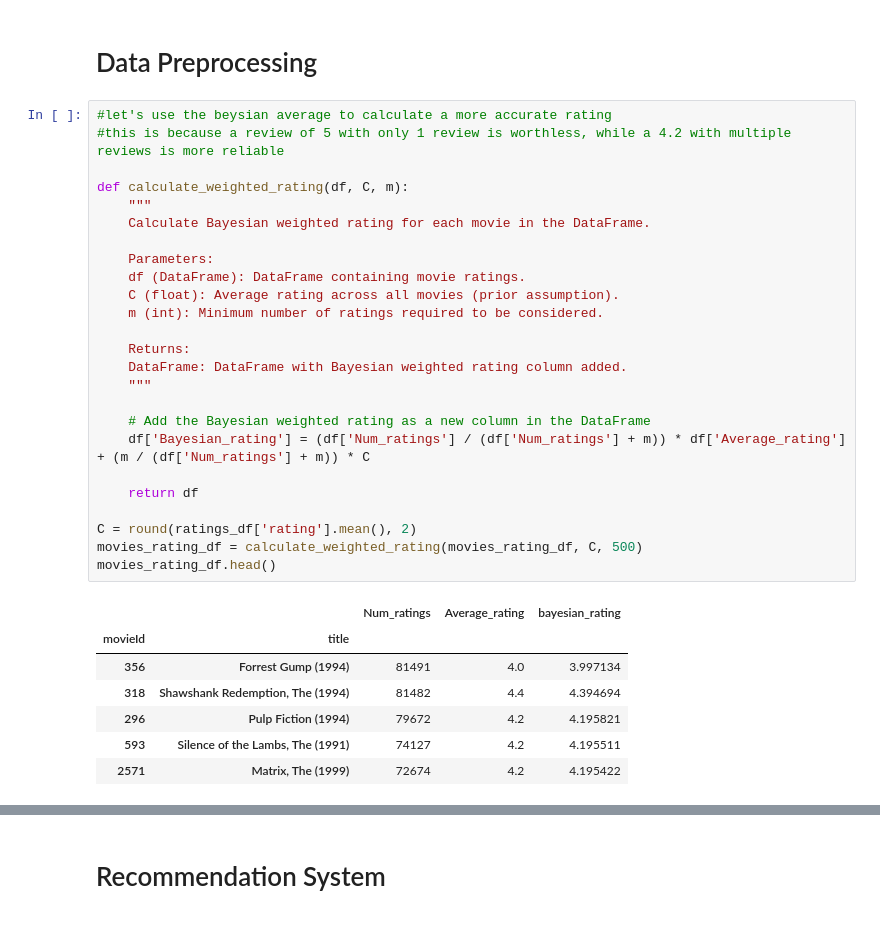
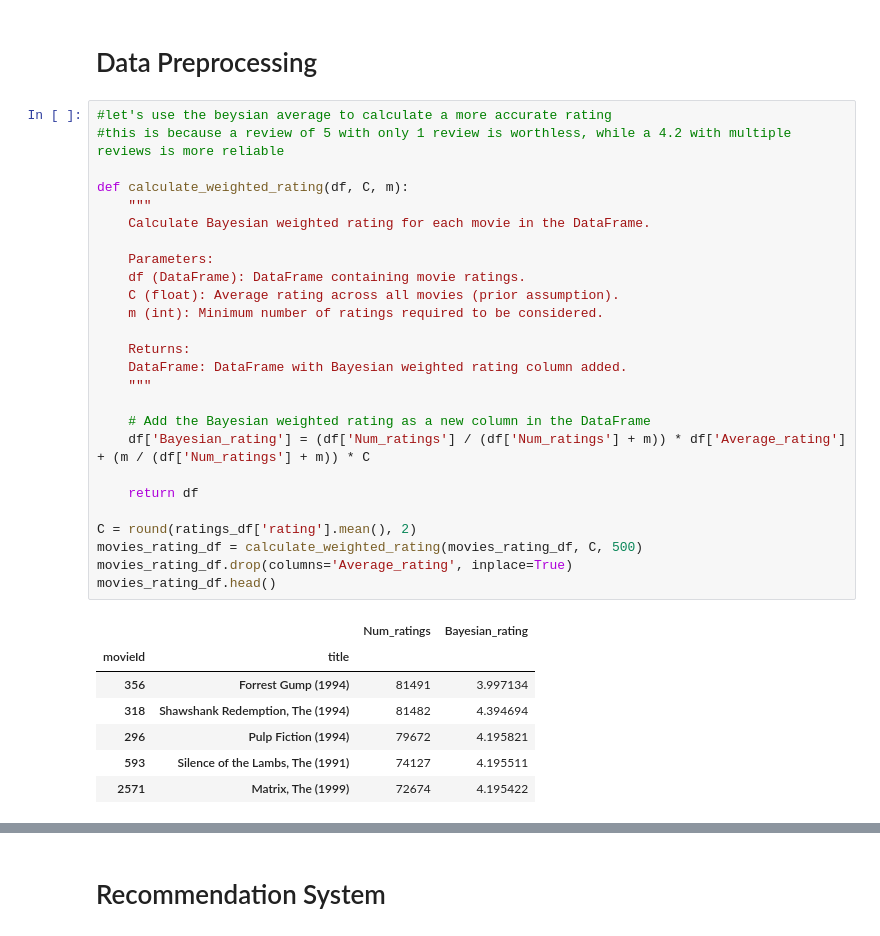
Before and after one commit to 1200884/SISREC, a Jupyter notebook: backend/v1/recommender/recommender.ipynb, the cells around one changed output, grey strips where cells are left out. Cells and saved outputs as stored; diff of their text form.

```diff
--- a/backend/v1/recommender/recommender.ipynb
+++ b/backend/v1/recommender/recommender.ipynb
@@ -150,33 +150,34 @@ movies_rating_df.head(15)
 # %%
 #let's use the beysian average to calculate a more accurate rating
 #this is because a review of 5 with only 1 review is worthless, while a 4.2 with multiple reviews is more reliable
 
 def calculate_weighted_rating(df, C, m):
     """
     Calculate Bayesian weighted rating for each movie in the DataFrame.
 
     Parameters:
     df (DataFrame): DataFrame containing movie ratings.
     C (float): Average rating across all movies (prior assumption).
     m (int): Minimum number of ratings required to be considered.
 
     Returns:
     DataFrame: DataFrame with Bayesian weighted rating column added.
     """
 
     # Add the Bayesian weighted rating as a new column in the DataFrame
     df['Bayesian_rating'] = (df['Num_ratings'] / (df['Num_ratings'] + m)) * df['Average_rating'] + (m / (df['Num_ratings'] + m)) * C
 
     return df
 
 C = round(ratings_df['rating'].mean(), 2)
 movies_rating_df = calculate_weighted_rating(movies_rating_df, C, 500)
+movies_rating_df.drop(columns='Average_rating', inplace=True)
 movies_rating_df.head()
 # %% [output]
-|  |  | Num_ratings | Average_rating | bayesian_rating |
-| movieId | title |  |  |  |
-| 356 | Forrest Gump (1994) | 81491 | 4.0 | 3.997134 |
-| 318 | Shawshank Redemption, The (1994) | 81482 | 4.4 | 4.394694 |
-| 296 | Pulp Fiction (1994) | 79672 | 4.2 | 4.195821 |
-| 593 | Silence of the Lambs, The (1991) | 74127 | 4.2 | 4.195511 |
-| 2571 | Matrix, The (1999) | 72674 | 4.2 | 4.195422 |
+|  |  | Num_ratings | Bayesian_rating |
+| movieId | title |  |  |
+| 356 | Forrest Gump (1994) | 81491 | 3.997134 |
+| 318 | Shawshank Redemption, The (1994) | 81482 | 4.394694 |
+| 296 | Pulp Fiction (1994) | 79672 | 4.195821 |
+| 593 | Silence of the Lambs, The (1991) | 74127 | 4.195511 |
+| 2571 | Matrix, The (1999) | 72674 | 4.195422 |
```
Also changed, not shown: parts of 4 cells of this notebook.
